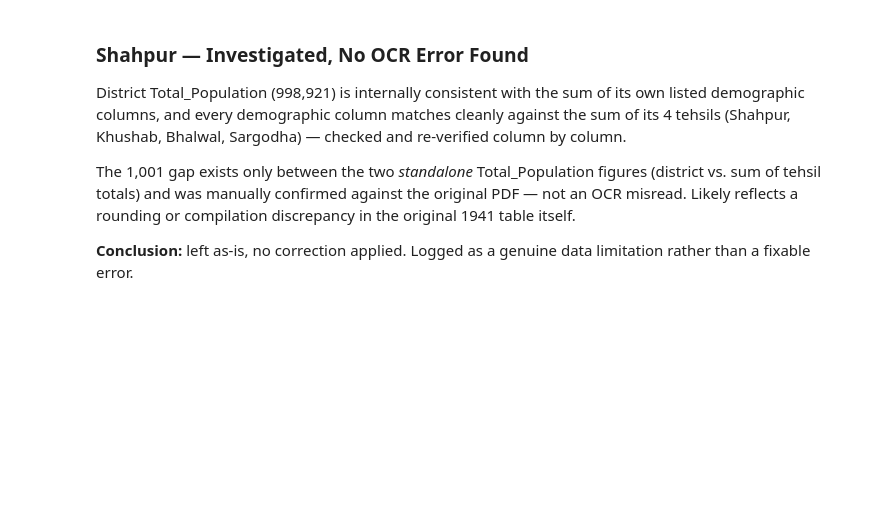
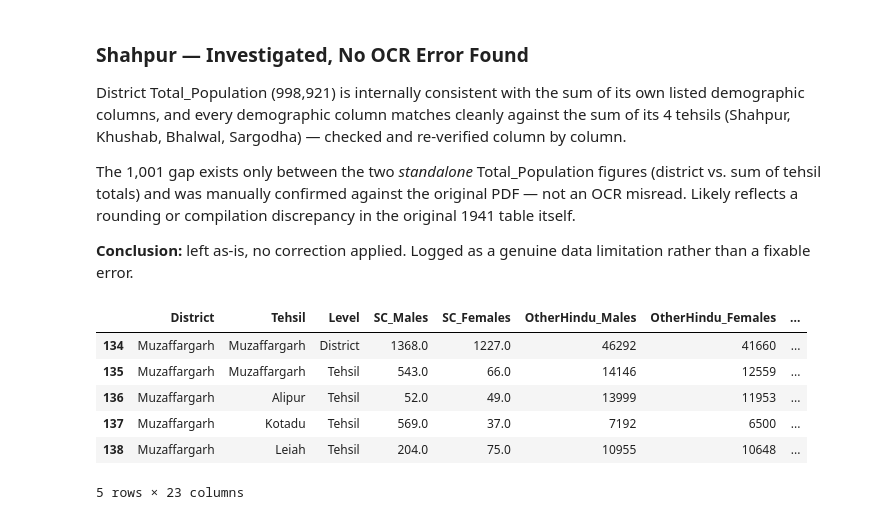
Before and after one commit to prabh9050/the-line-and-the-ledger, a Jupyter notebook: notebooks/01_EDA.ipynb, the cells around one changed output. Saved outputs shown, nothing was run; the diff lists cells and outputs as text; code cells hidden in the pictures; blank space fills up the shorter version.

Commit message:
Fix Muzaffargarh district SC_Females and Total_Population (verified via multiple sources)

```diff
--- a/notebooks/01_EDA.ipynb
+++ b/notebooks/01_EDA.ipynb
@@ -291,3 +291,20 @@ District Total_Population (998,921) is internally consistent with the sum of its
 The 1,001 gap exists only between the two *standalone* Total_Population figures (district vs. sum of tehsil totals) and was manually confirmed against the original PDF — not an OCR misread. Likely reflects a rounding or compilation discrepancy in the original 1941 table itself.
 
 **Conclusion:** left as-is, no correction applied. Logged as a genuine data limitation rather than a fixable error.
+# %%
+# Correcting OCR errors in the census DataFrame for Muzaffargarh District after verifying the values from reliable sources
+
+census.loc[(census['District'] == 'Muzaffargarh') & (census['Level'] == 'District'), 'Total_Population'] = 712849
+census.loc[(census['District'] == 'Muzaffargarh') & (census['Level'] == 'District'), 'SC_Females'] = 1227
+# %%
+#checking the corrected values for Muzaffargarh District
+
+census.loc[(census['District'] == 'Muzaffargarh')]
+# %% [output]
+|  | District | Tehsil | Level | SC_Males | SC_Females | OtherHindu_Males | OtherHindu_Females | ... |
+| 134 | Muzaffargarh | Muzaffargarh | District | 1368.0 | 1227.0 | 46292 | 41660 | ... |
+| 135 | Muzaffargarh | Muzaffargarh | Tehsil | 543.0 | 66.0 | 14146 | 12559 | ... |
+| 136 | Muzaffargarh | Alipur | Tehsil | 52.0 | 49.0 | 13999 | 11953 | ... |
+| 137 | Muzaffargarh | Kotadu | Tehsil | 569.0 | 37.0 | 7192 | 6500 | ... |
+| 138 | Muzaffargarh | Leiah | Tehsil | 204.0 | 75.0 | 10955 | 10648 | ... |
+5 rows × 23 columns
```
Also changed, not shown: parts of 1 cell of this notebook.
